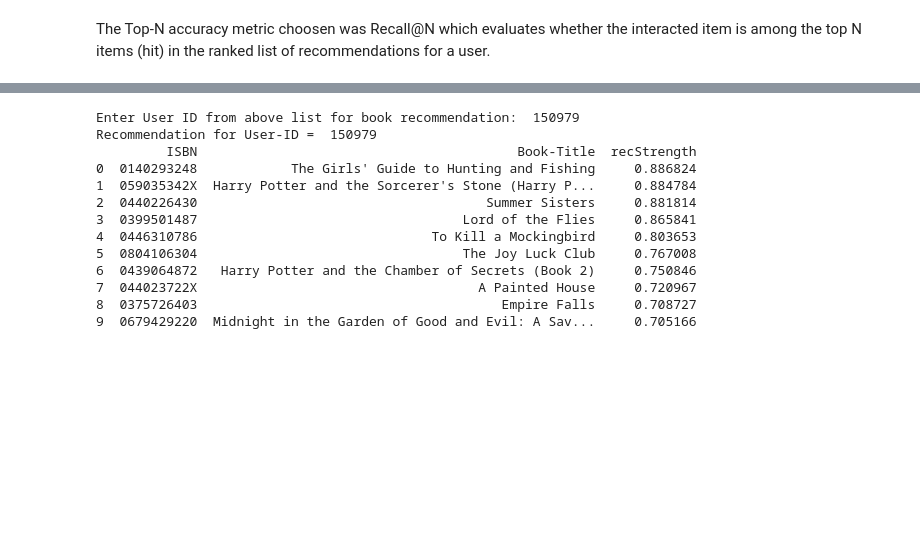
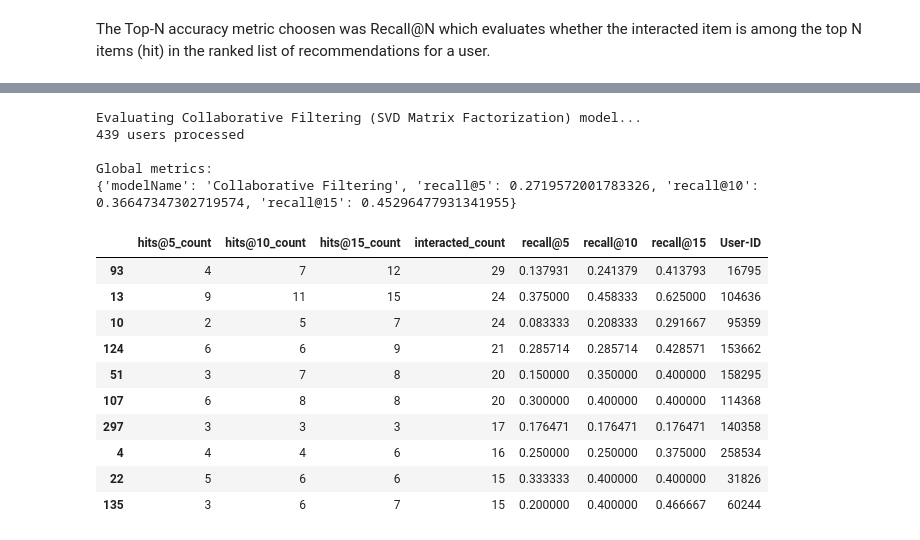
Before and after one commit to shyamsundar-v/Book-Recommendation-System, a Jupyter notebook: Book_Recommendation_System.ipynb, the cells around one changed output, grey strips where cells are left out. Cells and saved outputs as stored; diff of their text form; code cells hidden in the pictures; blank space fills up the shorter version.

```diff
--- a/Book_Recommendation_System.ipynb
+++ b/Book_Recommendation_System.ipynb
@@ -965,17 +1007,0 @@ print(list(interactions_full_indexed_df.index.values))
-# %%
-user=int(input("Enter User ID from above list for book recommendation:  "))
-model_recommender.recommend_book(recommender_model,user)
-# %% [output]
-Enter User ID from above list for book recommendation:  150979
-Recommendation for User-ID =  150979
-         ISBN                                         Book-Title  recStrength
-0  0140293248            The Girls' Guide to Hunting and Fishing     0.886824
-1  059035342X  Harry Potter and the Sorcerer's Stone (Harry P...     0.884784
-2  0440226430                                     Summer Sisters     0.881814
-3  0399501487                                  Lord of the Flies     0.865841
-4  0446310786                              To Kill a Mockingbird     0.803653
-5  0804106304                                  The Joy Luck Club     0.767008
-6  0439064872   Harry Potter and the Chamber of Secrets (Book 2)     0.750846
-7  044023722X                                    A Painted House     0.720967
-8  0375726403                                       Empire Falls     0.708727
-9  0679429220  Midnight in the Garden of Good and Evil: A Sav...     0.705166
@@ -981,0 +1113,23 @@ Recommendation for User-ID =  150979
+# %%
+print('Evaluating Collaborative Filtering (SVD Matrix Factorization) model...')
+global_metrics, detailed_results_df = model_evaluator.evaluate_model(recommender_model)
+
+print('\nGlobal metrics:\n%s' % global_metrics)
+detailed_results_df.head(10)
+# %% [output]
+Evaluating Collaborative Filtering (SVD Matrix Factorization) model...
+439 users processed
+
+Global metrics:
+{'modelName': 'Collaborative Filtering', 'recall@5': 0.2719572001783326, 'recall@10': 0.36647347302719574, 'recall@15': 0.45296477931341955}
+|  | hits@5_count | hits@10_count | hits@15_count | interacted_count | recall@5 | recall@10 | recall@15 | User-ID |
+| 93 | 4 | 7 | 12 | 29 | 0.137931 | 0.241379 | 0.413793 | 16795 |
+| 13 | 9 | 11 | 15 | 24 | 0.375000 | 0.458333 | 0.625000 | 104636 |
+| 10 | 2 | 5 | 7 | 24 | 0.083333 | 0.208333 | 0.291667 | 95359 |
+| 124 | 6 | 6 | 9 | 21 | 0.285714 | 0.285714 | 0.428571 | 153662 |
+| 51 | 3 | 7 | 8 | 20 | 0.150000 | 0.350000 | 0.400000 | 158295 |
+| 107 | 6 | 8 | 8 | 20 | 0.300000 | 0.400000 | 0.400000 | 114368 |
+| 297 | 3 | 3 | 3 | 17 | 0.176471 | 0.176471 | 0.176471 | 140358 |
+| 4 | 4 | 4 | 6 | 16 | 0.250000 | 0.250000 | 0.375000 | 258534 |
+| 22 | 5 | 6 | 6 | 15 | 0.333333 | 0.400000 | 0.400000 | 31826 |
+| 135 | 3 | 6 | 7 | 15 | 0.200000 | 0.400000 | 0.466667 | 60244 |
```
Also changed, not shown: parts of 11 cells of this notebook.
